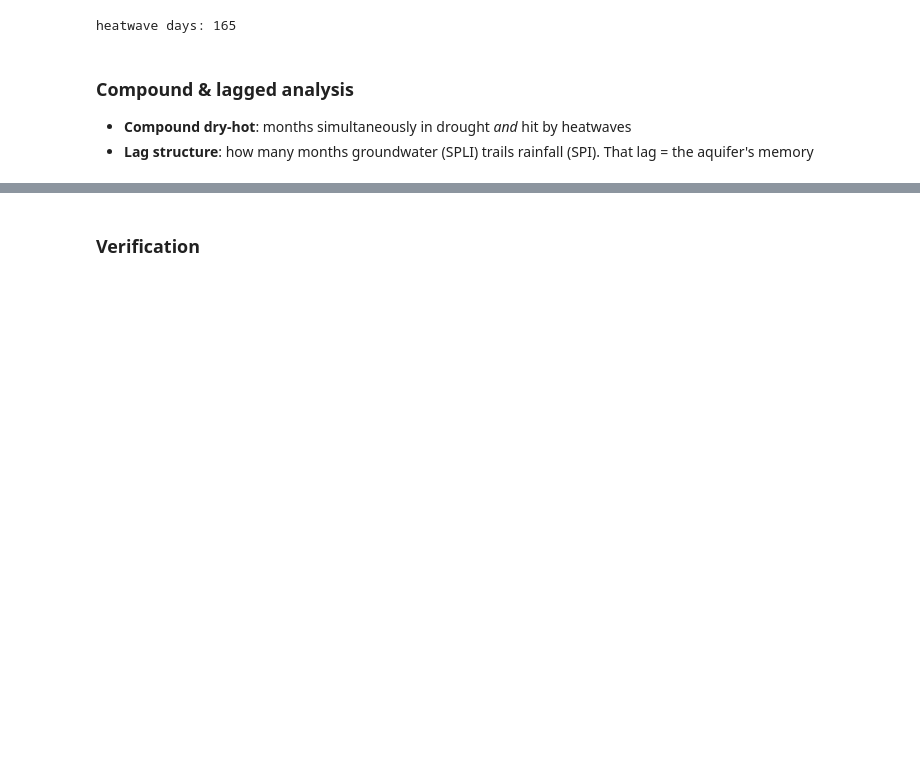
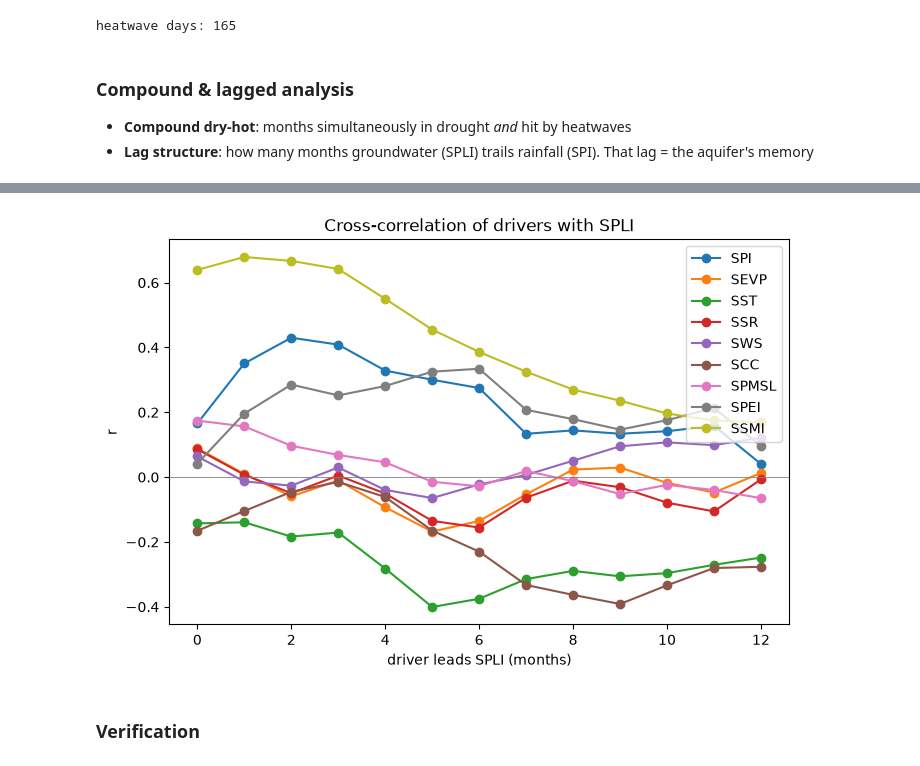
Before and after one commit to lauradmch/NappeCast-forecasting, a Jupyter notebook: notebooks/extreme_events_analysis.ipynb, the cells around one changed output, grey strips where cells are left out. Saved outputs shown, nothing was run; the diff lists cells and outputs as text; code cells hidden in the pictures; blank space fills up the shorter version.

```diff
--- a/notebooks/extreme_events_analysis.ipynb
+++ b/notebooks/extreme_events_analysis.ipynb
@@ -289,3 +343,23 @@ best lag (months): 3 | r = 0.58
+# %%
+def ccf(driver, response, maxlag=12):
+    """Cross-corr of driver(t) vs response(t+L). Returns {lag: r}."""
+    common = driver.dropna().index.intersection(response.dropna().index)
+    a, b = driver.loc[common], response.loc[common]
+    return {L: a.corr(b.shift(-L)) for L in range(maxlag + 1)}
+
+drivers = [t[0] for t in SPEC if t[0] != "SPLI"]   # meteo/soil drivers; SPLI-1 is the response
+
+# ---- overlay CCF of each driver vs SPLI-1 ----
+resp = idx[("SPLI", 1)]
+plt.figure(figsize=(8, 5))
+for name in drivers:
+    c = ccf(idx[(name, 1)], resp)
+    plt.plot(list(c), list(c.values()), marker="o", label=f"{name}")
+plt.axhline(0, color="grey", lw=.6)
+plt.xlabel("driver leads SPLI (months)"); plt.ylabel("r")
+plt.title("Cross-correlation of drivers with SPLI"); plt.legend(); plt.show()
+# %% [output]
+[figure, added]
 # %% [markdown]
 ### Verification
 # %%
```
Also changed, not shown: parts of 8 cells of this notebook.
